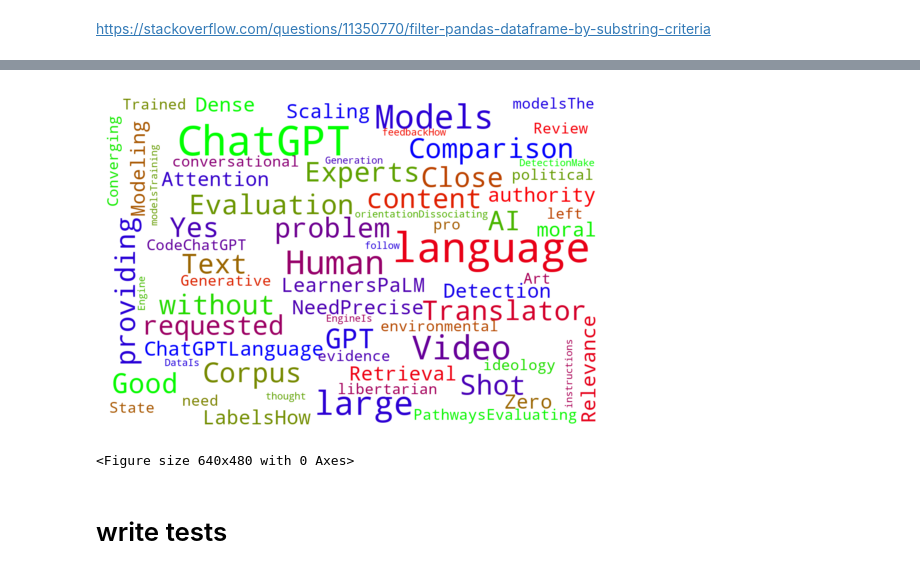
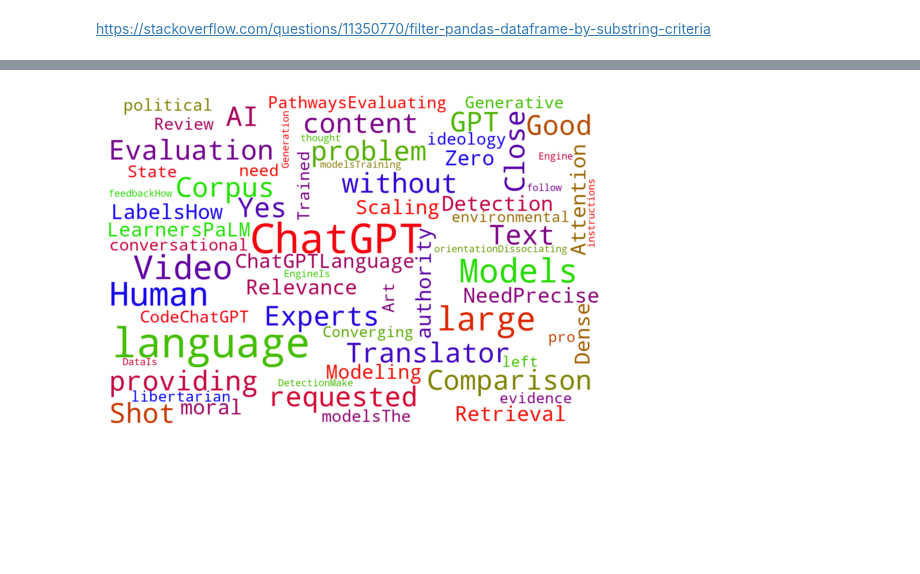
Before and after one commit to hanlily666/2023Fall_Projects, a Jupyter notebook: han_ruixin_final_project.ipynb, the cells around one changed output, grey strips where cells are left out. Saved outputs shown, nothing was run; the diff lists cells and outputs as text; code cells hidden in the pictures; blank space fills up the shorter version.

```diff
--- a/han_ruixin_final_project.ipynb
+++ b/han_ruixin_final_project.ipynb
@@ -385,17 +275,14 @@ Name: Outlinks, Length: 91, dtype: object
 # %%
-# Define the keywords
 keywords = ['chatgpt', 'model', 'human']
 
-# Initialize an empty list to store the data
 data = []
 
-# Read the JSON file line by line
 with open('urls.json', 'r') as f:
     for line in f:
-        # Parse each line as a separate JSON object
         json_obj = json.loads(line)
         for url, info in json_obj.items():
-            data.append([url, info.get('title', ''), info.get('abstract', '')])
+            if isinstance(info, dict):
+                data.append([url, info.get('title', ''), info.get('abstract', '')])
 
 df_extracted_academic = pd.DataFrame(data, columns=['url', 'title', 'abstract'])
 
@@ -502,14 +354,11 @@ df_word_counts
 # %%
-from wordcloud import WordCloud
-import matplotlib.pyplot as plt
-
+# This wordCloud graph is initially created for analyzing the occurrences of words in the title and abstract dataset.
 # source: https://www.datacamp.com/tutorial/wordcloud-python
-wordcloud = WordCloud(max_font_size=50, max_words=200, background_color="white", width=600, height=400, scale=2, colormap='brg').generate(h1_str)
+wordcloud = WordCloud(max_font_size=50, max_words=200, background_color="white", width=600, height=400, scale=2, colormap='brg').generate(all_str)
 
 plt.imshow(wordcloud, interpolation='bilinear')
 plt.axis("off")
 plt.show()
-plt.savefig("wordcloud.png")
+# plt.savefig("wordcloud.png")
 # %% [output]
-[figure, old version]
+[figure, new version]
-<Figure size 640x480 with 0 Axes>
@@ -542,2 +364,0 @@ enthusiasm_expressing_tweets['Outlinks']
-# %% [markdown]
-# write tests
```
Also changed, not shown: parts of 34 cells of this notebook, 7 other files.
